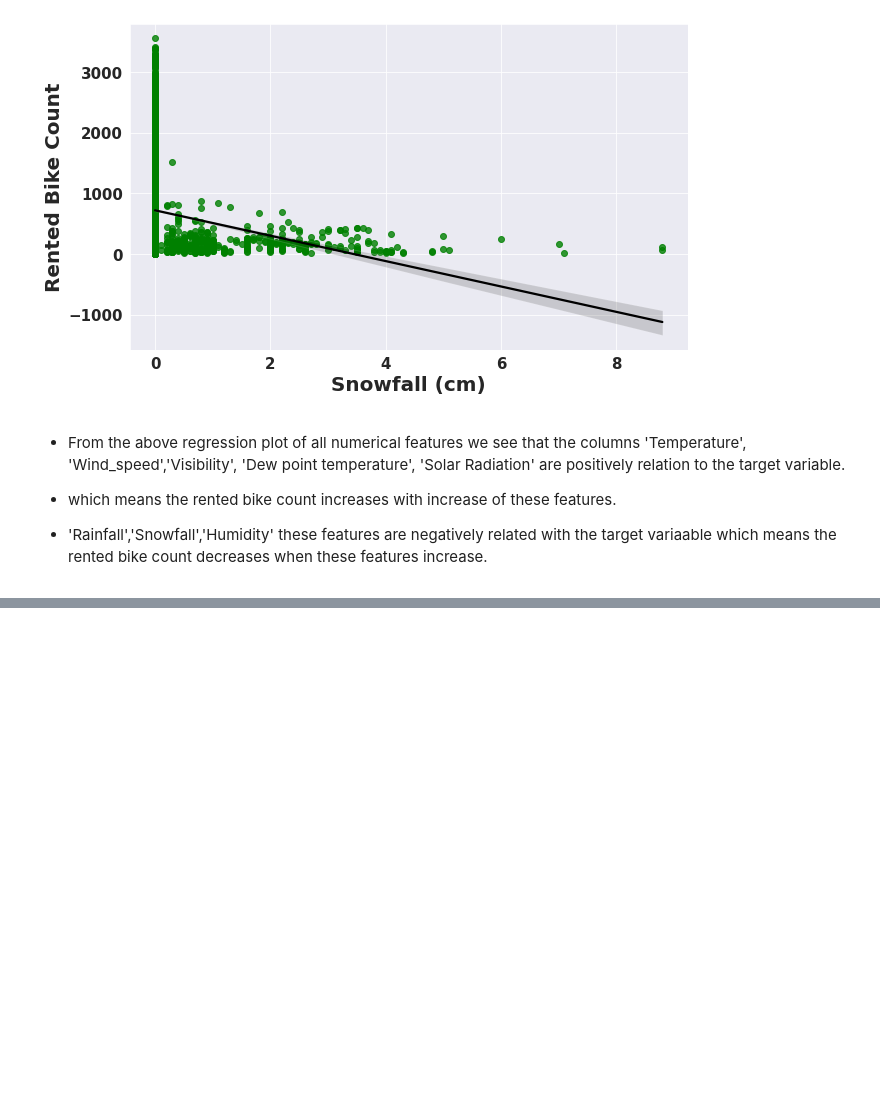
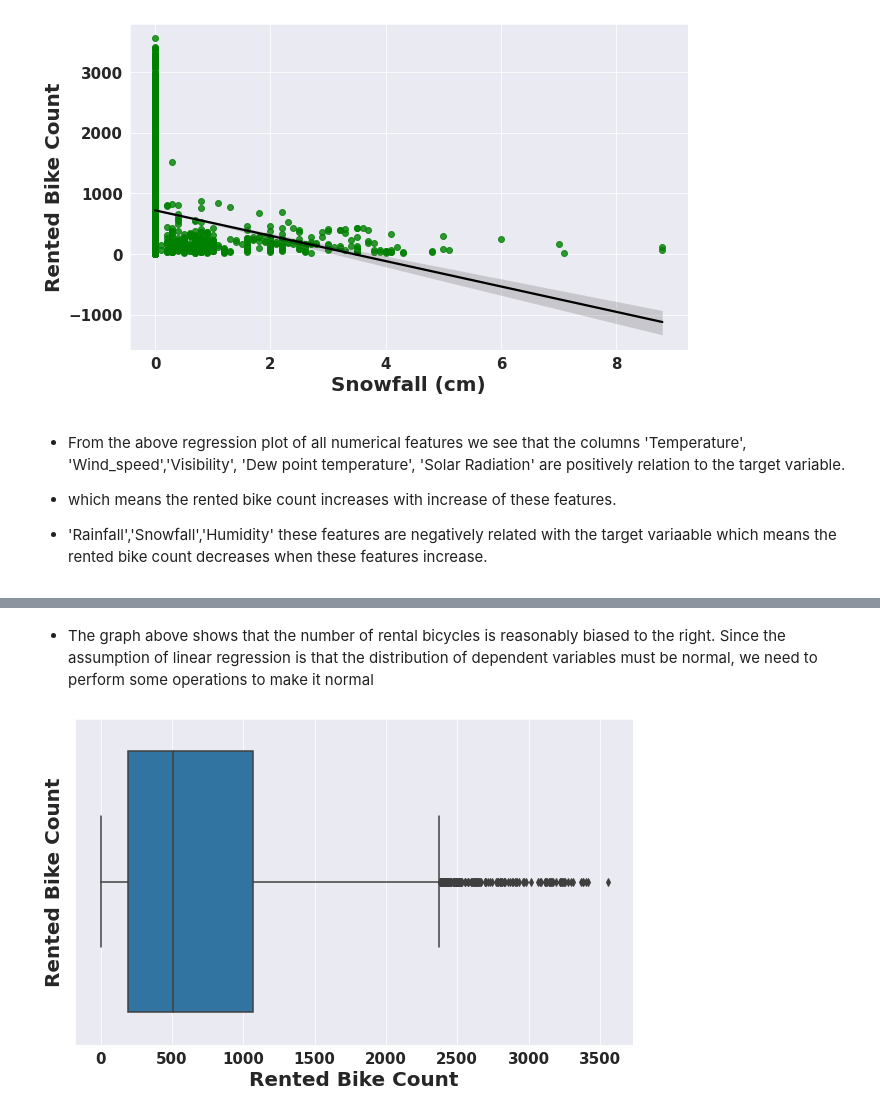
Before and after one commit to yuvarajmahajan/bike-sharing-demand-prediction, a Jupyter notebook: Capstone_Project_Bike_Sharing_Demand_Prediction.ipynb, the cells around one changed output, grey strips where cells are left out. Saved outputs shown, nothing was run; the diff lists cells and outputs as text; code cells hidden in the pictures; blank space fills up the shorter version.

```diff
--- a/Capstone_Project_Bike_Sharing_Demand_Prediction.ipynb
+++ b/Capstone_Project_Bike_Sharing_Demand_Prediction.ipynb
@@ -656,0 +672,10 @@ for col in numerical_features:
+# %% [markdown]
+* The graph above  shows that the number of rental bicycles is reasonably biased to the right. Since the assumption of linear regression is that the distribution of dependent variables must be normal, we need to  perform some operations to make it normal
+# %%
+#Boxplot of Rented Bike Count to check outliers
+plt.figure(figsize=(10,6))
+plt.ylabel('Rented Bike Count')
+sns.boxplot(x=df['Rented Bike Count'])
+plt.show()
+# %% [output]
+[figure, added]
```
Also changed, not shown: parts of 51 cells of this notebook.
